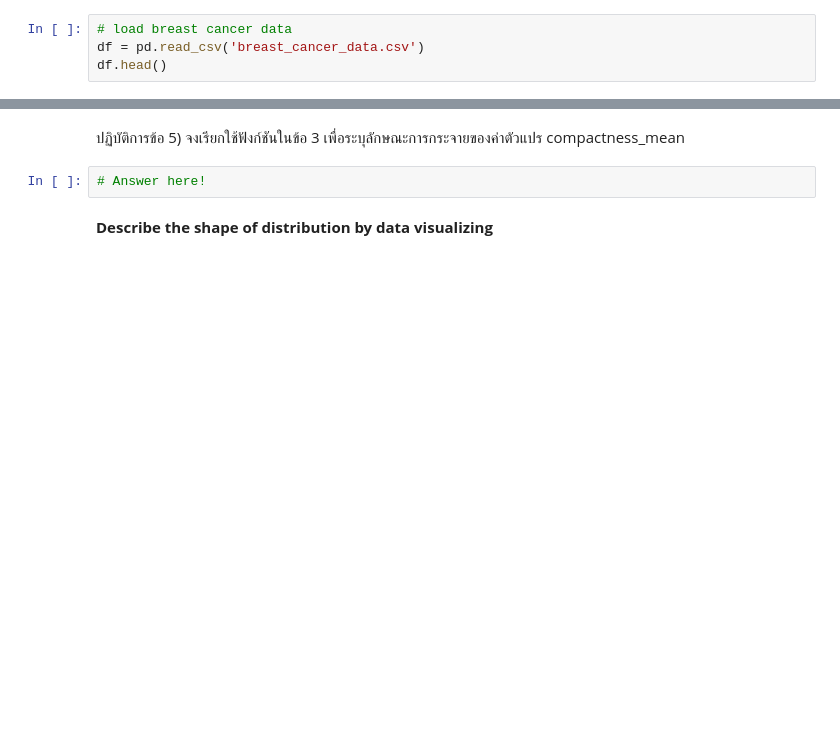
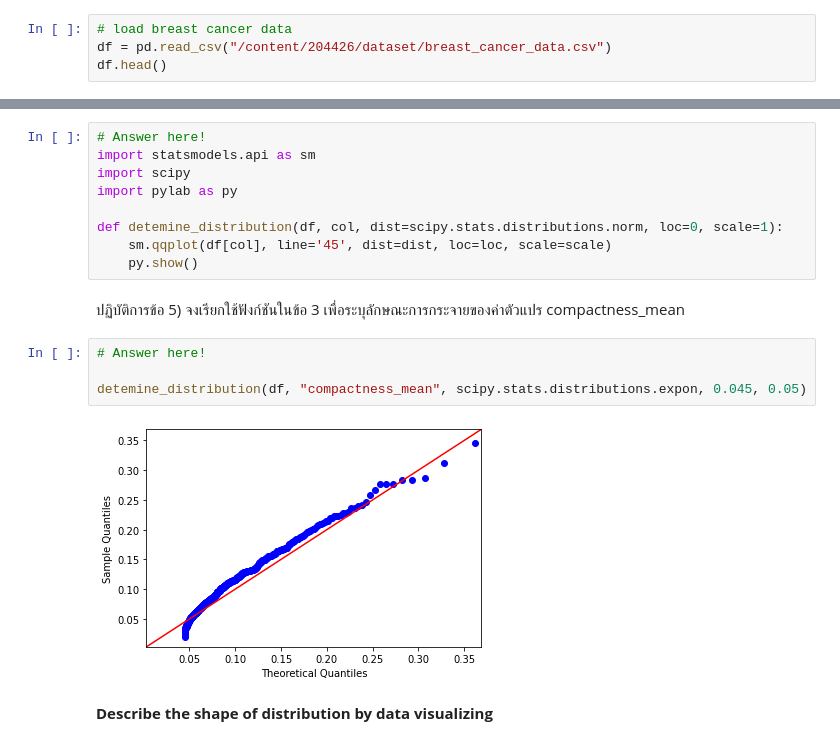
Before and after one commit to tackulus/204426, a Jupyter notebook: Lab_08_610510531.ipynb, the cells around one changed output, grey strips where cells are left out. Cells and saved outputs as stored; diff of their text form; blank space fills up the shorter version.

```diff
--- a/Lab_08_610510531.ipynb
+++ b/Lab_08_610510531.ipynb
@@ -16,5 +25,5 @@ from scipy.stats import kurtosis, skew
 import seaborn as sns
 # %%
 # load breast cancer data
-df = pd.read_csv('breast_cancer_data.csv')
+df = pd.read_csv("/content/204426/dataset/breast_cancer_data.csv")
 df.head()
@@ -57,7 +126,20 @@ print('Upper limit of radius_mean =',UL_radius_mean)
+# %%
+# Answer here!
+import statsmodels.api as sm
+import scipy
+import pylab as py
+
+def detemine_distribution(df, col, dist=scipy.stats.distributions.norm, loc=0, scale=1):
+    sm.qqplot(df[col], line='45', dist=dist, loc=loc, scale=scale)
+    py.show()
 # %% [markdown]
 ปฏิบัติการข้อ 5) จงเรียกใช้ฟังก์ชันในข้อ 3 เพื่อระบุลักษณะการกระจายของค่าตัวแปร compactness_mean
-# %%
-# Answer here!
+# %%
+# Answer here!
+
+detemine_distribution(df, "compactness_mean", scipy.stats.distributions.expon, 0.045, 0.05)
+# %% [output]
+[figure, added]
 # %% [markdown]
 **Describe the shape of distribution by data visualizing**
 # %%
```
Also changed, not shown: parts of 21 cells of this notebook.
